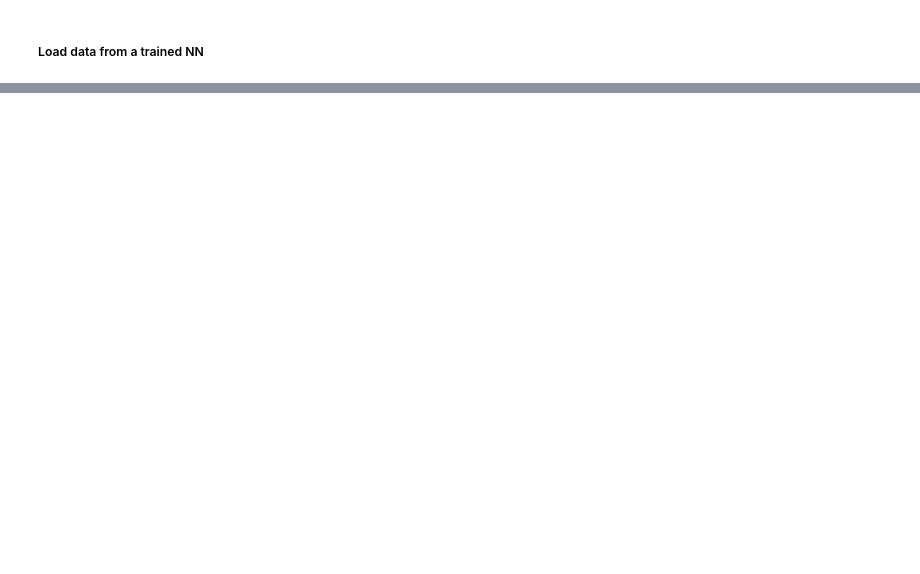
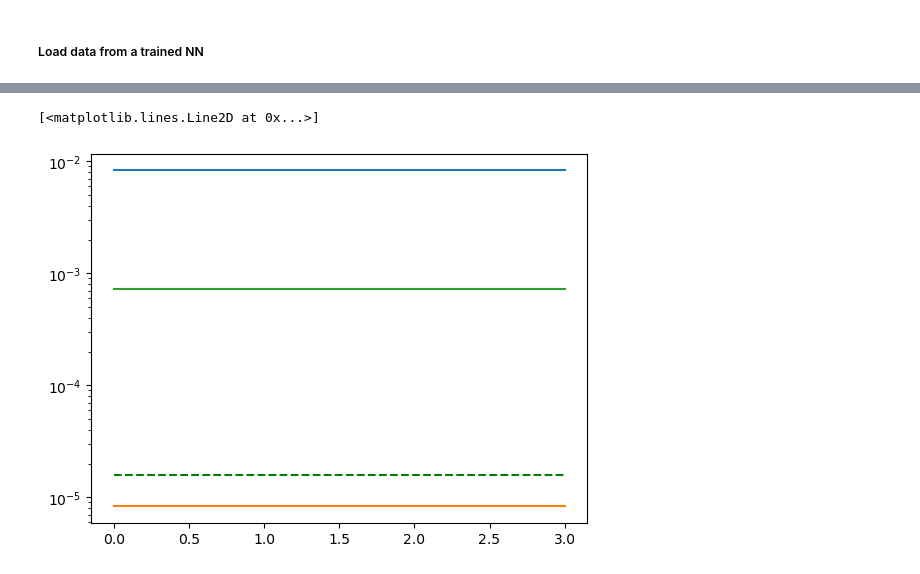
Before and after one commit to ibengtsson/GNN_decoder_quant, a Jupyter notebook: notebooks/dev_nn.ipynb, the cells around one changed output, grey strips where cells are left out. Saved outputs shown, nothing was run; the diff lists cells and outputs as text; code cells hidden in the pictures; blank space fills up the shorter version.

```diff
--- a/notebooks/dev_nn.ipynb
+++ b/notebooks/dev_nn.ipynb
@@ -37,0 +151,10 @@ ax.set_ylim([0.95, 1.])
+# %%
+import matplotlib.pyplot as plt
+fig, ax = plt.subplots()
+ax.semilogy([0, 1, 2, 3], [0.00829] * 4)
+ax.semilogy([0, 1, 2, 3], [0.00000829] * 4)
+ax.semilogy([0, 1, 2, 3], [0.0007179] * 4)
+ax.semilogy([0, 1, 2, 3], [1.59e-5] * 4, "--g")
+# %% [output]
+[<matplotlib.lines.Line2D at 0x...>]
+[figure, added]
```
Also changed, not shown: parts of 6 cells of this notebook.
